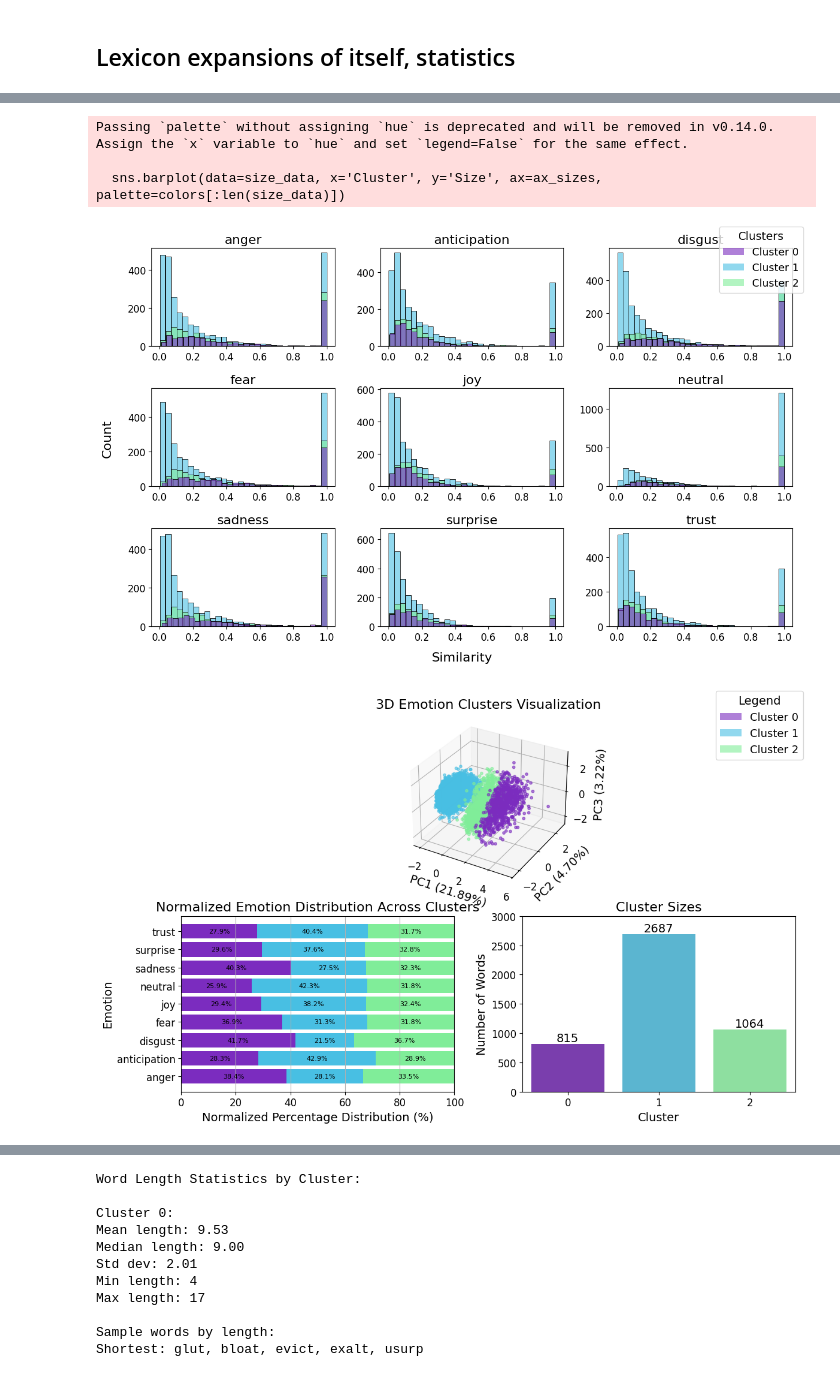
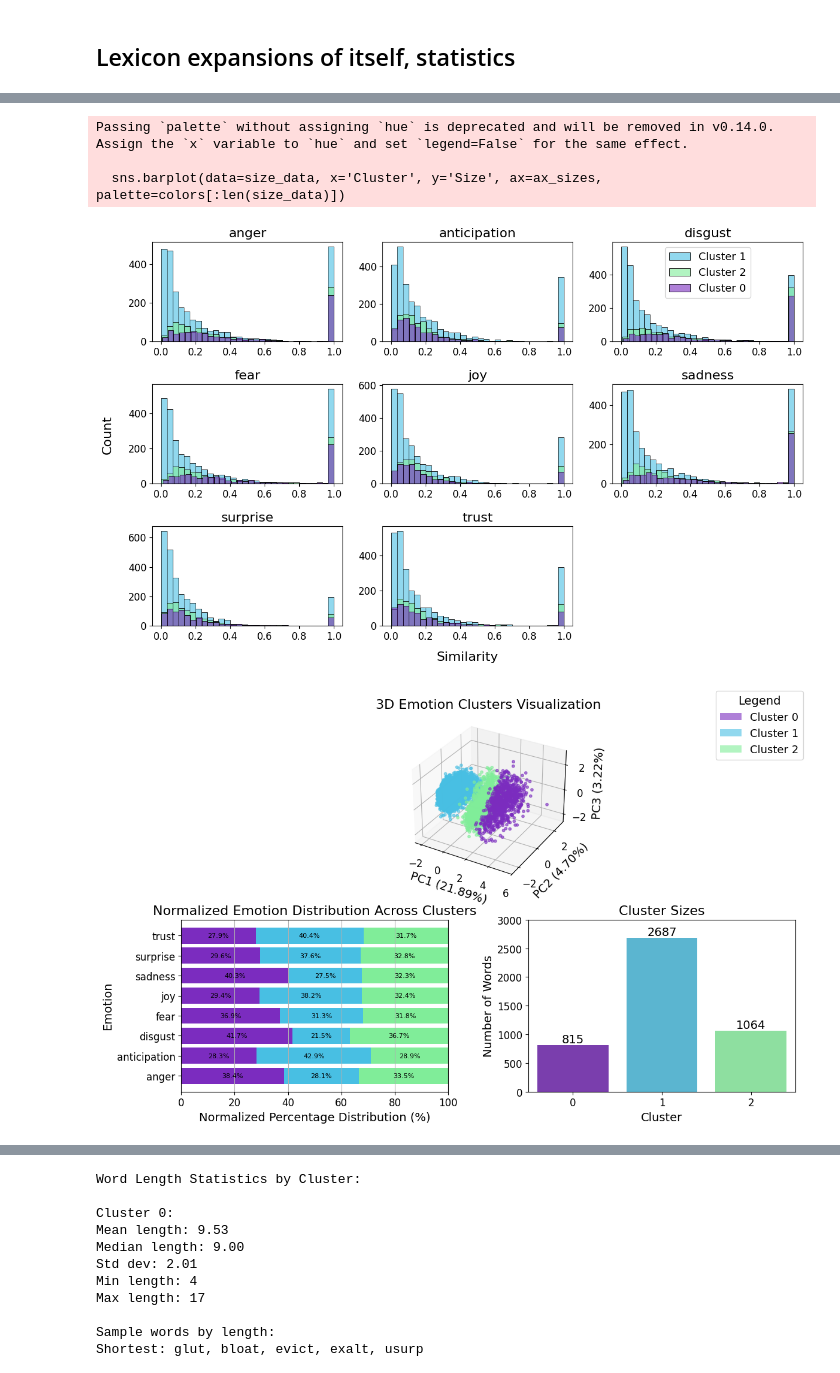
Before and after one commit to myeghaneh/ArguSentiment, a Jupyter notebook: src/NRC_expansion_study.ipynb, the cells around one changed output, grey strips where cells are left out. Saved outputs shown, nothing was run; the diff lists cells and outputs as text; code cells hidden in the pictures.

Commit message:
updated plots with skipped neutral stance

```diff
--- a/src/NRC_expansion_study.ipynb
+++ b/src/NRC_expansion_study.ipynb
@@ -524,7 +524,7 @@ def calculate_emotion_statistics(results_df):
     return stats
 
 
-def plot_emotion_analysis(results_df):
+def plot_emotion_analysis(results_df, skip=[]):
     """
     Create various plots for emotion analysis.
 
@@ -547,6 +547,7 @@ def plot_emotion_analysis(results_df):
     figures = {}
 
     # Histogram grid for each emotion
+    results_df = results_df[~results_df['emotion'].isin(skip)].copy()
     n_emotions = len(results_df['emotion'].unique())
     n_cols = 3
     n_rows = (n_emotions + n_cols - 1) // n_cols
@@ -636,7 +637,7 @@ def print_emotion_analysis(stats, top_matches):
 # print_emotion_analysis(stats, top_matches)
 
 # Create plots
-figures = plot_emotion_analysis(results_df)
+figures = plot_emotion_analysis(results_df, skip=["neutral"])
 plt.show()
 
 # Access specific statistics
@@ -684,7 +685,7 @@ def analyze_emotion_distances(emotion_distances_results, calculator):
     return pd.DataFrame(all_stats)
 
 
-def plot_enhanced_analysis(results_df, calculator, save_path="plots"):
+def plot_enhanced_analysis(results_df, calculator, save_path="plots", skip=[]):
     """Plot analysis of closest word similarities with consistent colors and single legends per figure."""
     add_font  =2
     plt.rcParams.update({
@@ -698,6 +699,7 @@ def plot_enhanced_analysis(results_df, calculator, save_path="plots"):
     })
     if not os.path.exists(save_path):
         os.makedirs(save_path)
+    results_df = results_df[~results_df['emotion'].isin(skip)].copy()
 
     figures = {}
     colors = ['#7B2CBF', '#48BFE3', '#80ED99']  # Purple, Cyan, Green
@@ -735,11 +737,15 @@ def plot_enhanced_analysis(results_df, calculator, save_path="plots"):
                         bins=30,
                         alpha=0.6,
                         color=colors[cluster_id],
+                        label=f'Cluster {cluster_id}',
                         ax=ax,
                         stat="count"
                     )
+            if idx == 2:
+                axes[idx].legend()
         else:
             sns.histplot(data=emotion_data, x='similarity', bins=30, ax=ax)
+
 
         ax.set_title(f'{emotion}')
         ax.set_xlabel('')
@@ -750,9 +756,9 @@ def plot_enhanced_analysis(results_df, calculator, save_path="plots"):
         axes[idx].set_visible(False)
 
     # Figure-level legend
-    if has_clusters:
-        legend_elements = [Patch(facecolor=colors[i], label=f'Cluster {i}', alpha=0.6) for i in range(n_clusters)]
-        fig_hist.legend(handles=legend_elements, loc='upper right', title='Clusters')
+    # if has_clusters:
+    #     legend_elements = [Patch(facecolor=colors[i], label=f'Cluster {i}', alpha=0.6) for i in range(n_clusters)]
+    #     fig_hist.legend(handles=legend_elements, loc='upper right', title='Clusters')
 
     plt.tight_layout()
     fig_hist.supxlabel("Similarity", fontsize=14+add_font, y=-0.02)
@@ -789,6 +795,7 @@ def plot_enhanced_analysis(results_df, calculator, save_path="plots"):
     ax_3d.set_zlabel(f'PC3 ({calculator.pca.explained_variance_ratio_[2]:.2%})')
     ax_3d.set_title('3D Emotion Clusters Visualization')
 
+
     # 2.2 Normalized Emotion distribution
     ax_dist = fig_clusters.add_subplot(gs[1, 0])
     cluster_stats = calculator.get_cluster_statistics()
@@ -797,7 +804,8 @@ def plot_enhanced_analysis(results_df, calculator, save_path="plots"):
     cluster_emotions = pd.DataFrame([
         {'cluster': cluster_id, 'emotion': emotion, 'count': count}
         for cluster_id, stats in cluster_stats.items()
-        for emotion, count in stats['emotion_distribution'].items()
+        for emotion, count in stats['emotion_distribution'].items() if
+        emotion not in skip
     ])
 
     # Get cluster sizes
@@ -842,6 +850,8 @@ def plot_enhanced_analysis(results_df, calculator, save_path="plots"):
 
     # Add percentage labels on the bars for segments > 5%
     for row_idx, _emotion in enumerate(pivot_data['emotion']):
+        if _emotion in skip:
+            continue
         cumulative = 0.0
         for cluster in range(n_clusters):
             value = pivot_data.iloc[row_idx][cluster] if cluster in pivot_data.columns else 0.0
@@ -884,6 +894,7 @@ def plot_enhanced_analysis(results_df, calculator, save_path="plots"):
     fig_clusters.legend(handles=legend_elements, loc='upper right', title='Legend')
 
     plt.tight_layout()
+    fig_clusters.subplots_adjust(hspace=.2, wspace=0.3)
     figures['cluster_analysis'] = fig_clusters
     fig_clusters.savefig(os.path.join(save_path, 'cluster_analysis.png'), dpi=300, bbox_inches='tight')
 
@@ -891,32 +902,32 @@ def plot_enhanced_analysis(results_df, calculator, save_path="plots"):
 # %%
 # calculator = EmotionDistanceCalculator(emotion_lexicon,
 #                                        batch_size=32,
 #                                        use_clusters=True)
 #
 # results = calculator.process_batch(list(emotion_lexicon.keys()))
 #
 # # Analyze results with cluster information
 # df = analyze_emotion_distances(results, calculator)
 #
 # Create enhanced visualizations
-figures = plot_enhanced_analysis(df, calculator)
+figures = plot_enhanced_analysis(df, calculator, skip=["neutral"])
 plt.show()
 
 # Print cluster statistics
 cluster_stats = calculator.get_cluster_statistics()
 for cluster_id, stats in cluster_stats.items():
     print(f"\nCluster {cluster_id}:")
     print(f"Size: {stats['size']} words")
     print(f"Sample words: {', '.join(stats['sample_words'])}")
     print("Emotion distribution:")
     for emotion, count in stats['emotion_distribution'].items():
         print(f"  {emotion}: {count}")
 # %% [output]
 Passing `palette` without assigning `hue` is deprecated and will be removed in v0.14.0. Assign the `x` variable to `hue` and set `legend=False` for the same effect.
 
   sns.barplot(data=size_data, x='Cluster', y='Size', ax=ax_sizes, palette=colors[:len(size_data)])
-[figure, old version]
+[figure, new version]
-[figure, old version]
+[figure, new version]
 Cluster 0:
 Size: 815 words
 Sample words: aberration, abhorrent, abolish, abominable, abomination
```
Also changed, not shown: parts of 5 cells of this notebook, 4 other files.
